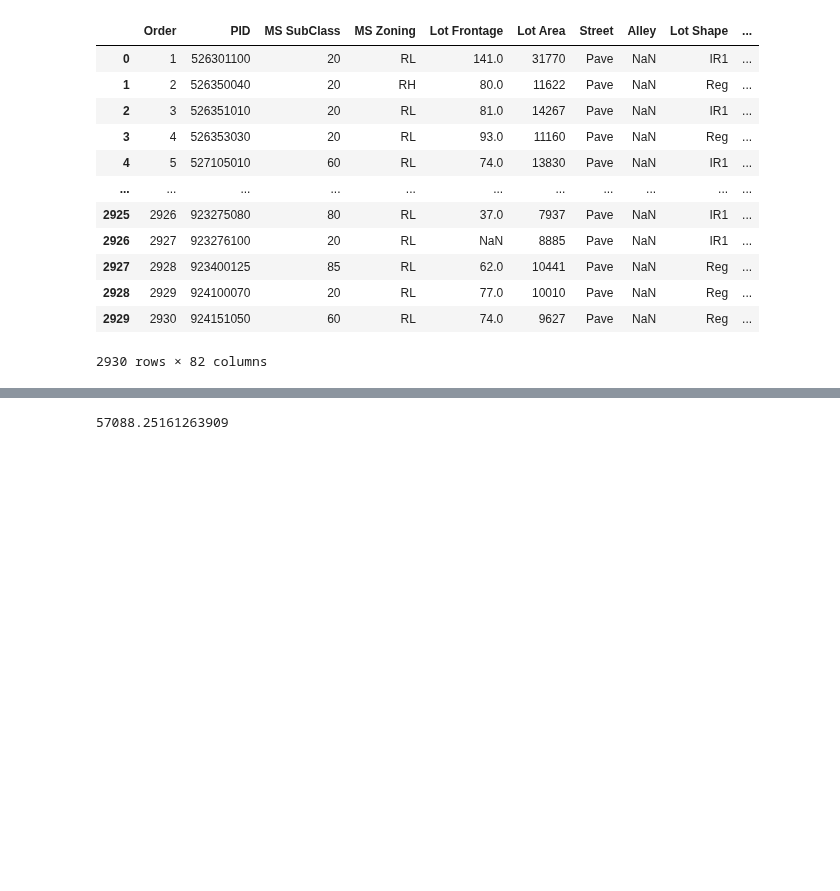
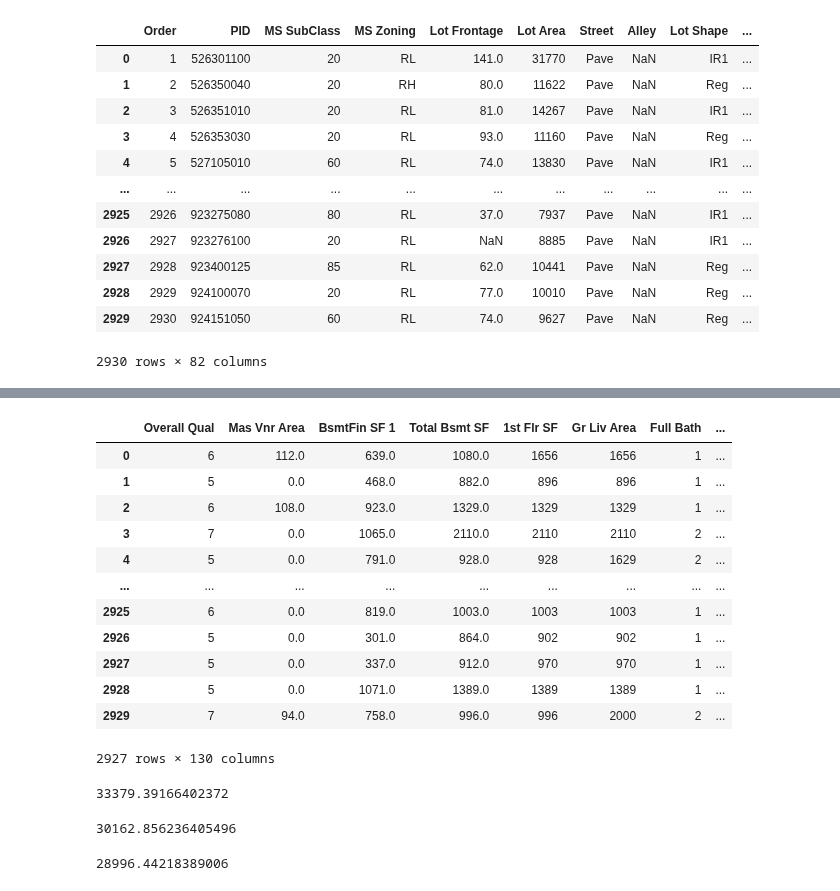
Before and after one commit to raduspaimoc/DataQuest-Projects, a Jupyter notebook: Regression Problems/Predicting House Sale Prices/Predicting House Sale Prices.ipynb, the cells around one changed output, grey strips where cells are left out. Cells and saved outputs as stored; diff of their text form; code cells hidden in the pictures; blank space fills up the shorter version.

```diff
--- a/Regression Problems/Predicting House Sale Prices/Predicting House Sale Prices.ipynb
+++ b/Regression Problems/Predicting House Sale Prices/Predicting House Sale Prices.ipynb
@@ -15,3 +17,8 @@ from sklearn.model_selection import KFold
+# %%
+nominal_features = ["PID", "MS SubClass", "MS Zoning", "Street", "Alley", "Land Contour", "Lot Config", "Neighborhood",
+                    "Condition 1", "Condition 2", "Bldg Type", "House Style", "Roof Style", "Roof Matl", "Exterior 1st",
+                    "Exterior 2nd", "Mas Vnr Type", "Foundation", "Heating", "Central Air", "Garage Type",
+                    "Misc Feature", "Sale Type", "Sale Condition"]
 # %% [markdown]
 # Functions
 # %%
@@ -108,5 +177,31 @@ transformed_df
+# %%
+filtered_df
+# %% [output]
+|  | Overall Qual | Mas Vnr Area | BsmtFin SF 1 | Total Bsmt SF | 1st Flr SF | Gr Liv Area | Full Bath | ... |
+| 0 | 6 | 112.0 | 639.0 | 1080.0 | 1656 | 1656 | 1 | ... |
+| 1 | 5 | 0.0 | 468.0 | 882.0 | 896 | 896 | 1 | ... |
+| 2 | 6 | 108.0 | 923.0 | 1329.0 | 1329 | 1329 | 1 | ... |
+| 3 | 7 | 0.0 | 1065.0 | 2110.0 | 2110 | 2110 | 2 | ... |
+| 4 | 5 | 0.0 | 791.0 | 928.0 | 928 | 1629 | 2 | ... |
+| ... | ... | ... | ... | ... | ... | ... | ... | ... |
+| 2925 | 6 | 0.0 | 819.0 | 1003.0 | 1003 | 1003 | 1 | ... |
+| 2926 | 5 | 0.0 | 301.0 | 864.0 | 902 | 902 | 1 | ... |
+| 2927 | 5 | 0.0 | 337.0 | 912.0 | 970 | 970 | 1 | ... |
+| 2928 | 5 | 0.0 | 1071.0 | 1389.0 | 1389 | 1389 | 1 | ... |
+| 2929 | 7 | 94.0 | 758.0 | 996.0 | 996 | 2000 | 2 | ... |
+2927 rows × 130 columns
 # %%
-rmse = train_and_test(filtered_df)
+rmse = train_and_test(filtered_df, k=0)
 print(rmse)
 # %% [output]
-57088.25161263909
+33379.39166402372
+# %%
+rmse = train_and_test(filtered_df, k=1)
+print(rmse)
+# %% [output]
+30162.856236405496
+# %%
+rmse = train_and_test(filtered_df, k=5)
+print(rmse)
+# %% [output]
+28996.44218389006
```
Also changed, not shown: parts of 21 cells of this notebook.
